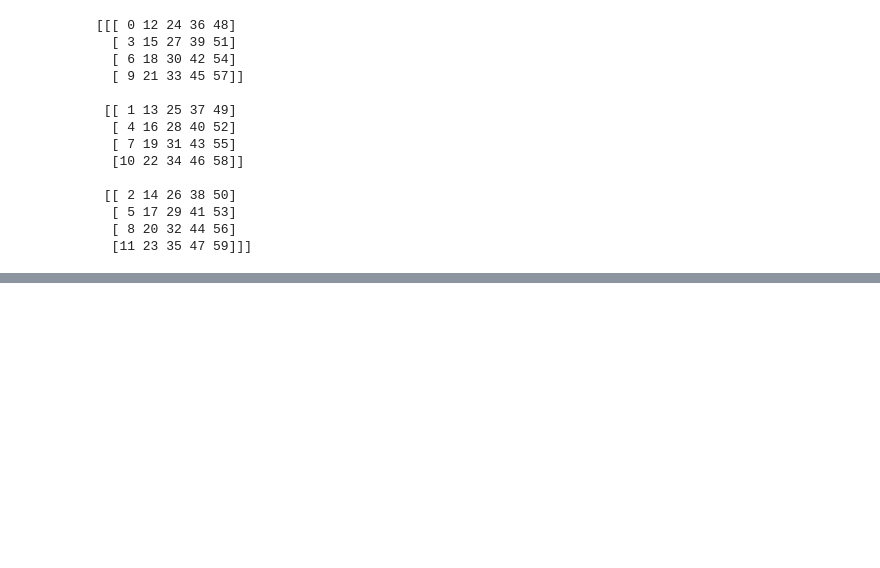
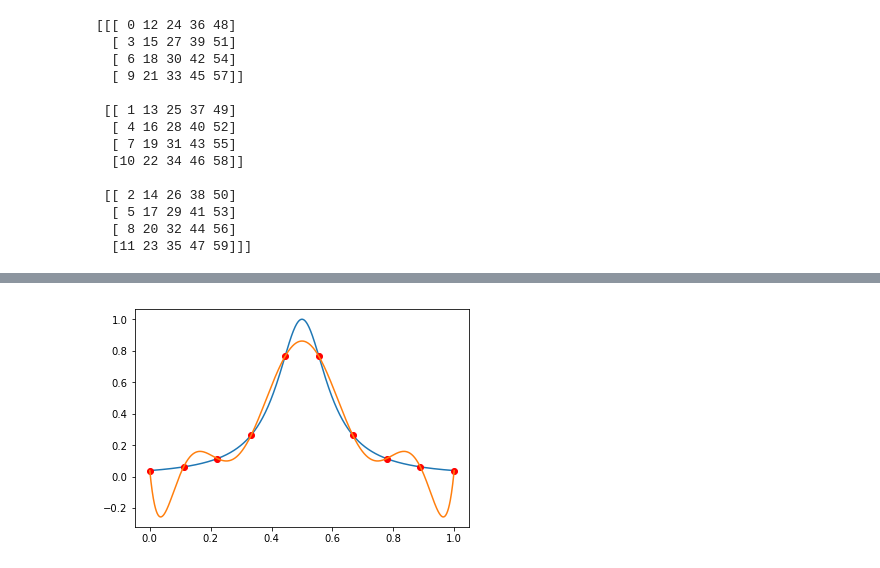
Before and after one commit to baruselli/P1.4_seed, a Jupyter notebook: ex01.ipynb, the cells around one changed output, grey strips where cells are left out. Cells and saved outputs as stored; diff of their text form; code cells hidden in the pictures; blank space fills up the shorter version.

```diff
--- a/ex01.ipynb
+++ b/ex01.ipynb
@@ -106,0 +146,2 @@ reshape?
+# %%
+p=c.dot(y)
@@ -106,0 +152,6 @@ reshape?
+# %%
+plot(x,runge(x))
+plot(q,runge(q),"ro")
+plot(x,p);
+# %% [output]
+[figure, added]
```
Also changed, not shown: parts of 11 cells of this notebook.
